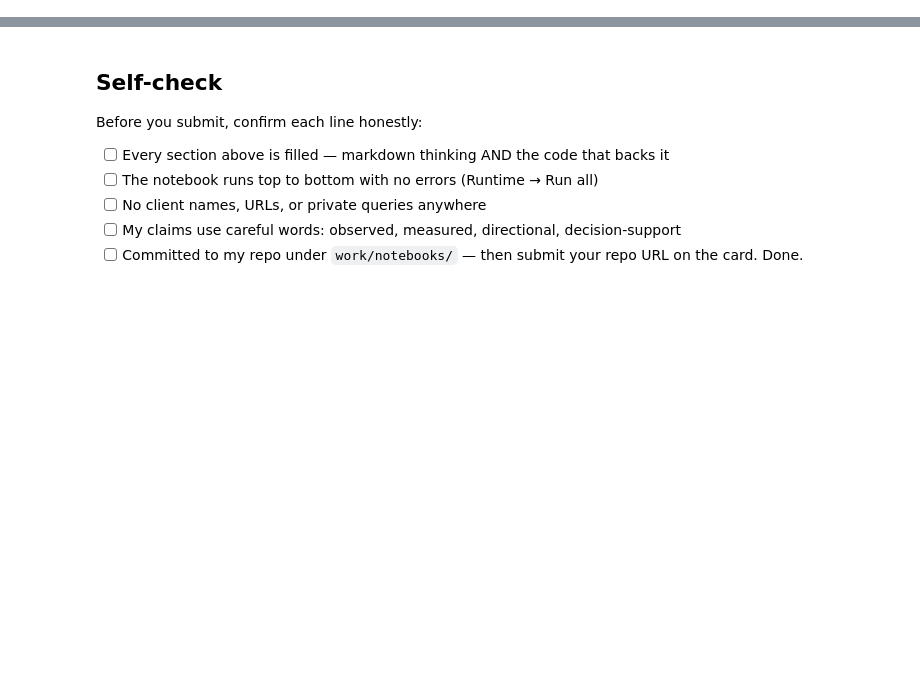
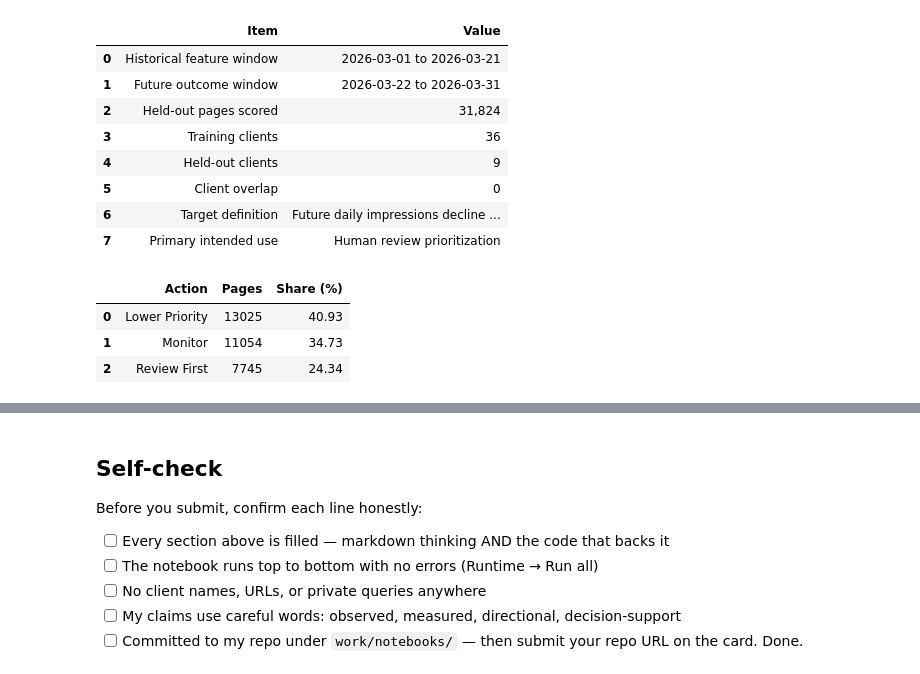
Before and after one commit to pakizahassan/flyrank-ml-internship, a Jupyter notebook: work/notebooks/w07_action_playbook.ipynb, the cells around one changed output, grey strips where cells are left out. Cells and saved outputs as stored; diff of their text form; code cells hidden in the pictures; blank space fills up the shorter version.

```diff
--- a/work/notebooks/w07_action_playbook.ipynb
+++ b/work/notebooks/w07_action_playbook.ipynb
@@ -43,0 +403,60 @@ This skeleton is yours to fill. Work the sections **in order** — each one has
+# %%
+# Basic scope and validity checks for the playbook
+
+scope_summary = pd.DataFrame({
+    "Item": [
+        "Historical feature window",
+        "Future outcome window",
+        "Held-out pages scored",
+        "Training clients",
+        "Held-out clients",
+        "Client overlap",
+        "Target definition",
+        "Primary intended use"
+    ],
+    "Value": [
+        "2026-03-01 to 2026-03-21",
+        "2026-03-22 to 2026-03-31",
+        f"{len(test_df):,}",
+        train_df["client_hash_id"].nunique(),
+        test_df["client_hash_id"].nunique(),
+        len(
+            set(train_df["client_hash_id"]) &
+            set(test_df["client_hash_id"])
+        ),
+        "Future daily impressions decline >= 20%",
+        "Human review prioritization"
+    ]
+})
+
+display(scope_summary)
+# %% [output]
+|  | Item | Value |
+| 0 | Historical feature window | 2026-03-01 to 2026-03-21 |
+| 1 | Future outcome window | 2026-03-22 to 2026-03-31 |
+| 2 | Held-out pages scored | 31,824 |
+| 3 | Training clients | 36 |
+| 4 | Held-out clients | 9 |
+| 5 | Client overlap | 0 |
+| 6 | Target definition | Future daily impressions decline ... |
+| 7 | Primary intended use | Human review prioritization |
+# %%
+# Confirm that recommendation labels are prioritization categories
+
+action_share = (
+    test_df["recommended_action"]
+    .value_counts()
+    .rename_axis("Action")
+    .reset_index(name="Pages")
+)
+
+action_share["Share (%)"] = (
+    action_share["Pages"] / len(test_df) * 100
+).round(2)
+
+display(action_share)
+# %% [output]
+|  | Action | Pages | Share (%) |
+| 0 | Lower Priority | 13025 | 40.93 |
+| 1 | Monitor | 11054 | 34.73 |
+| 2 | Review First | 7745 | 24.34 |
```
Also changed, not shown: parts of 29 cells of this notebook.
